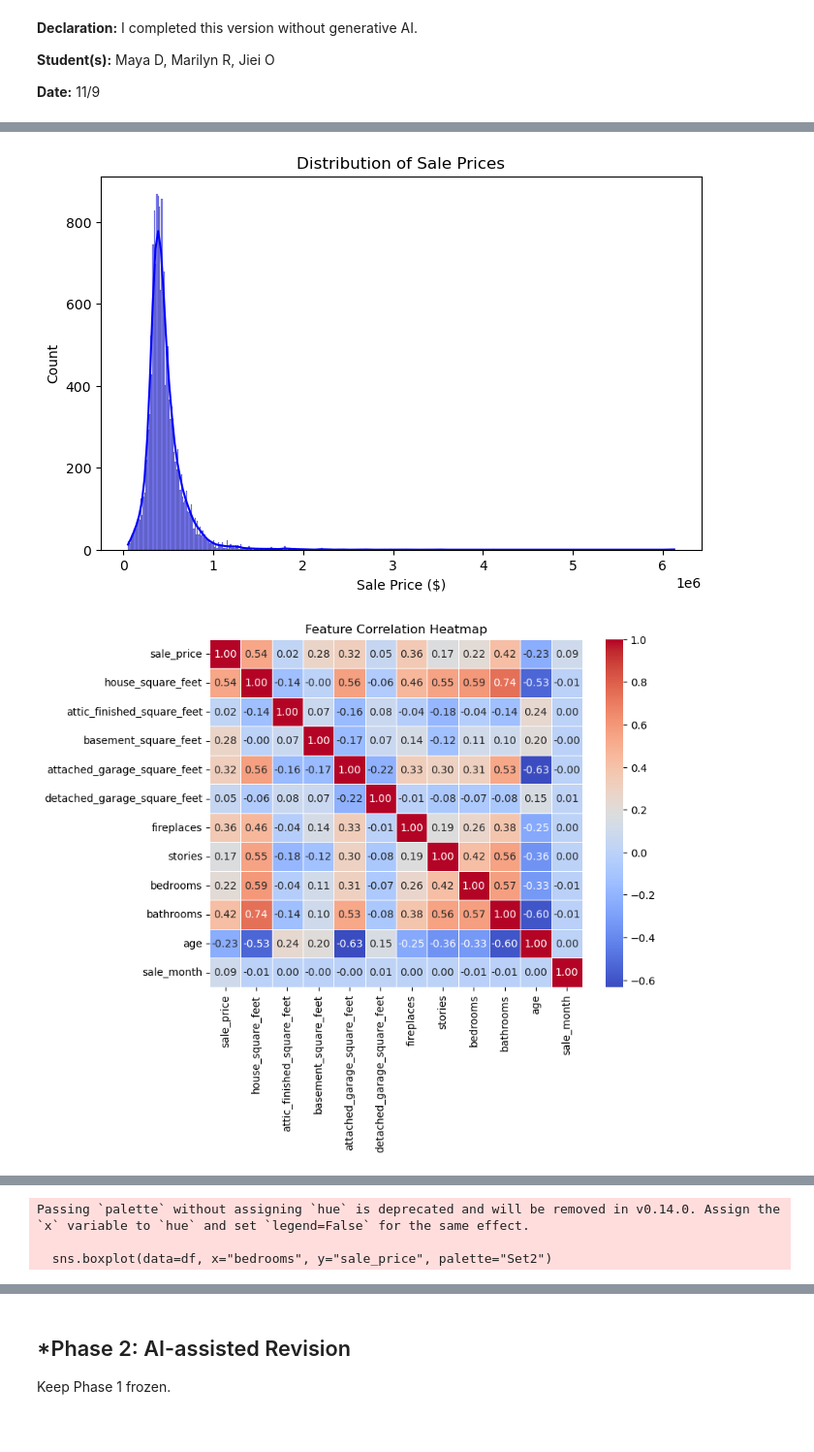
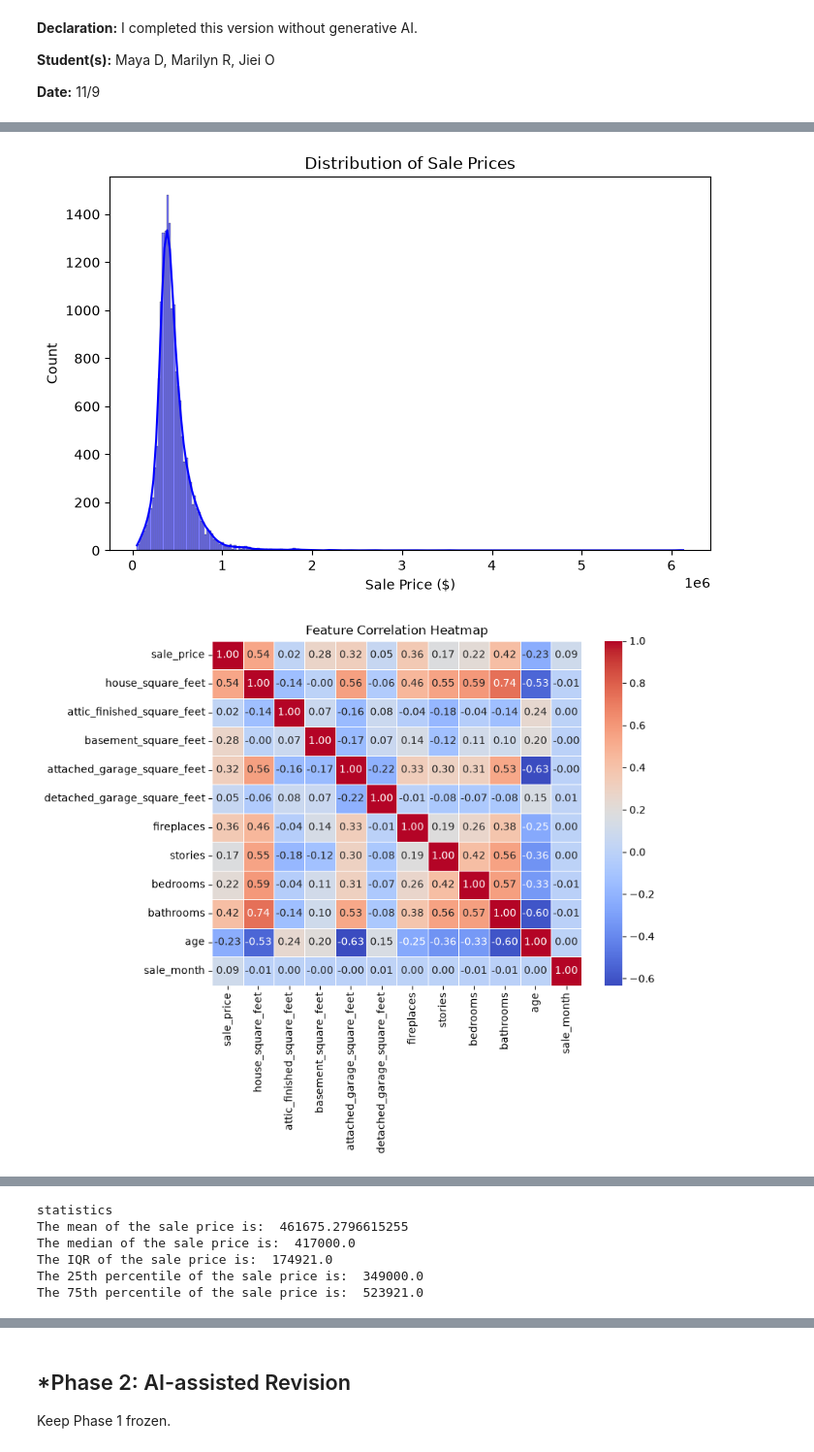
Before and after one commit to Silverdroplet/L02-hedonic-pricing, a Jupyter notebook: notebook.ipynb, the cells around one changed output, grey strips where cells are left out. Shown at 97% size. Cells and saved outputs as stored; diff of their text form; code cells hidden in the pictures.

```diff
--- a/notebook.ipynb
+++ b/notebook.ipynb
@@ -32,13 +32,13 @@ import pandas as pd
 
 df = pd.read_csv("data/pierce_county_house_sales.csv")
 print(df.isna().sum())
-df.describe()
+display(df.describe())
 df = df.drop_duplicates()
 df = df.fillna({"waterfront_type": "None", "view_quality": "None"})
 df =df.dropna()
 df = df[(df["sale_price"] >= 50000) & (df["house_square_feet"] >= 300) &
         (df["bedrooms"].between(1, 10)) & (df["bathrooms"] >= 1)]
-df["age"] = 2020 -df["year_built"]
+df["age"] = (2020 - df["year_built"]).clip(lower=0)  # some houses list year_built 2021 but sold in 2020
 df["sale_month"] = pd.to_datetime(df["sale_date"]).dt.month
 df = df.drop(columns=["sale_date", "year_built", "interior", "utility_sewer"])
 print(df.shape)
@@ -72,33 +82,33 @@ import matplotlib.pyplot as plt
 import seaborn as sns
 plt.figure(figsize=(8, 5))
 sns.histplot(data=df, x="sale_price", kde=True, color="blue")
 plt.title("Distribution of Sale Prices")
 plt.xlabel("Sale Price ($)")
 plt.ylabel("Count")
 plt.show()
 
 plt.figure(figsize=(8, 6))
 correlation_matrix = df.corr(numeric_only=True)
 sns.heatmap(correlation_matrix, annot=True, cmap="coolwarm", fmt=".2f", linewidths=0.5)
 plt.title("Feature Correlation Heatmap")
 plt.show()
 
 plt.figure(figsize=(10, 6))
 
 # Ensure bedrooms is treated as a category so it groups cleanly on the X-axis
-sns.boxplot(data=df, x="bedrooms", y="sale_price", palette="Set2")
+sns.boxplot(data=df, x="bedrooms", y="sale_price", hue="bedrooms", palette="Set2", legend=False)
 
 plt.title("Housing Sale Price Distribution by Number of Bedrooms")
 plt.xlabel("Number of Bedrooms")
 plt.ylabel("Sale Price ($)")
 plt.show()
 
 print("statistics")
 print('The mean of the sale price is: ', df['sale_price'].mean())
 print('The median of the sale price is: ', df['sale_price'].median())
 print('The IQR of the sale price is: ', df['sale_price'].quantile(0.75) - df['sale_price'].quantile(0.25))
 print('The 25th percentile of the sale price is: ', df['sale_price'].quantile(0.25))
 print('The 75th percentile of the sale price is: ', df['sale_price'].quantile(0.75))
 # %% [output]
-[figure, old version]
+[figure, new version]
-[figure, old version]
+[figure, new version]
@@ -105,3 +116,6 @@ print('The 75th percentile of the sale price is: ', df['sale_price'].quantile(0.
-Passing `palette` without assigning `hue` is deprecated and will be removed in v0.14.0. Assign the `x` variable to `hue` and set `legend=False` for the same effect.
-
-  sns.boxplot(data=df, x="bedrooms", y="sale_price", palette="Set2")
+statistics
+The mean of the sale price is:  461675.2796615255
+The median of the sale price is:  417000.0
+The IQR of the sale price is:  174921.0
+The 25th percentile of the sale price is:  349000.0
+The 75th percentile of the sale price is:  523921.0
```
Also changed, not shown: parts of 9 cells of this notebook.
